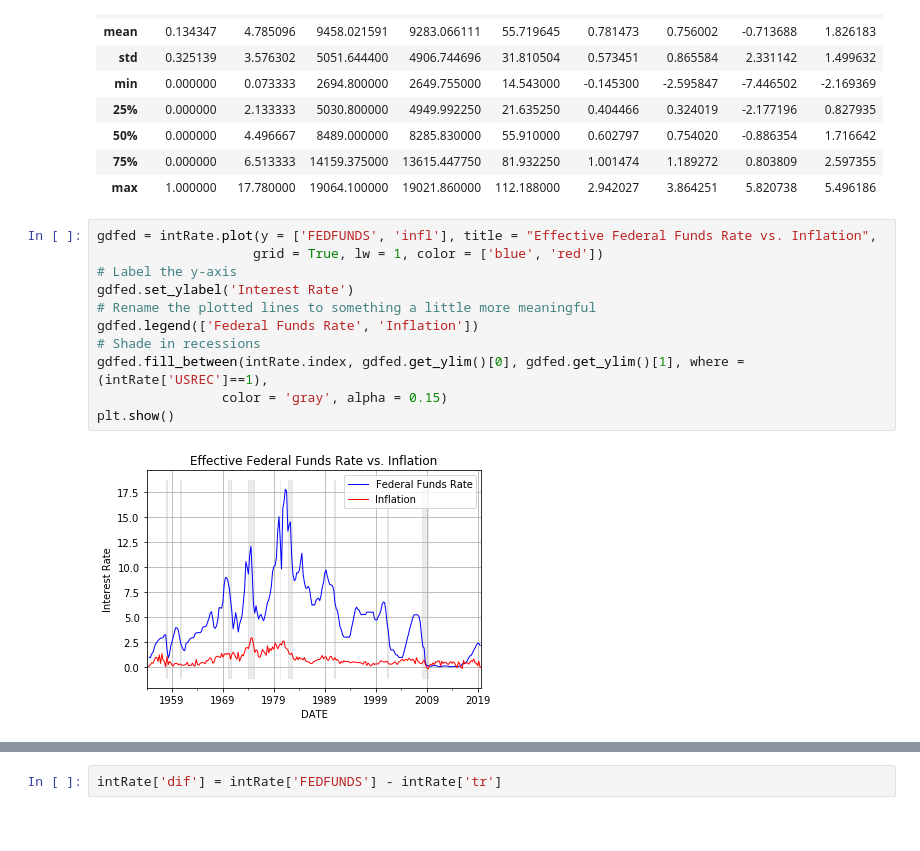
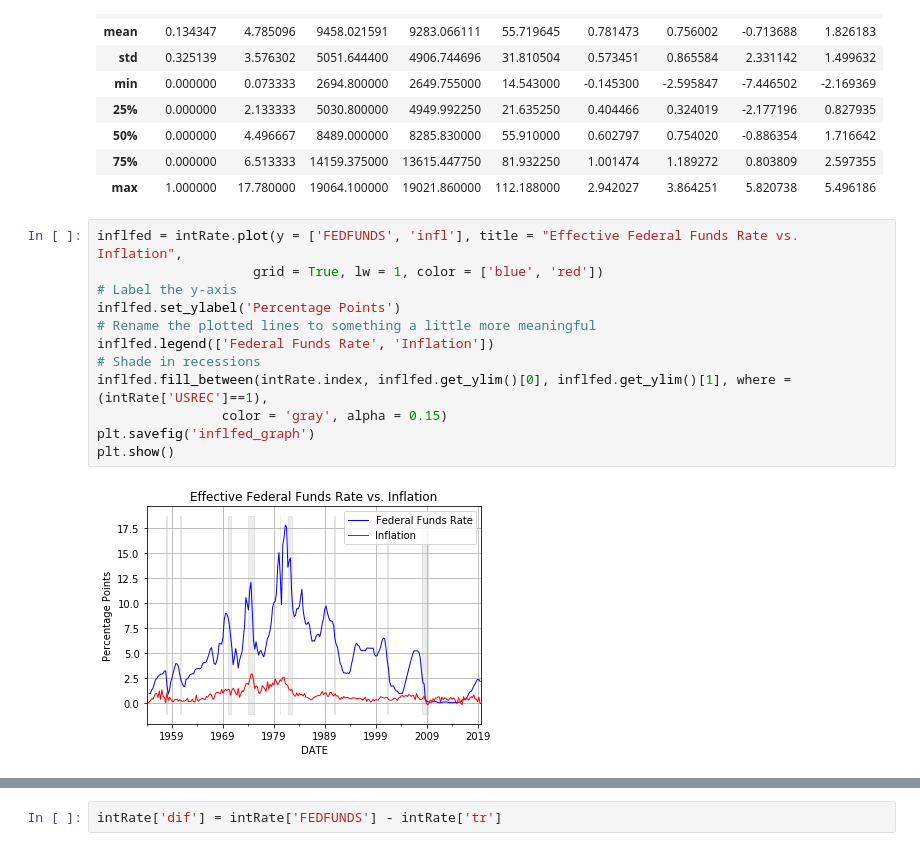
Before and after one commit to jtregde/CompEcon_Fall19, a Jupyter notebook: ProblemSets/ProblemSet5/PS5_Tregde.ipynb, the cells around one changed output, grey strips where cells are left out. Saved outputs shown, nothing was run; the diff lists cells and outputs as text.

```diff
--- a/ProblemSets/ProblemSet5/PS5_Tregde.ipynb
+++ b/ProblemSets/ProblemSet5/PS5_Tregde.ipynb
@@ -41,18 +42,19 @@ intRate.describe()
 | 75% | 0.000000 | 6.513333 | 14159.375000 | 13615.447750 | 81.932250 | 1.001474 | 1.189272 | 0.803809 | 2.597355 |
 | max | 1.000000 | 17.780000 | 19064.100000 | 19021.860000 | 112.188000 | 2.942027 | 3.864251 | 5.820738 | 5.496186 |
 # %%
-gdfed = intRate.plot(y = ['FEDFUNDS', 'infl'], title = "Effective Federal Funds Rate vs. Inflation",
+inflfed = intRate.plot(y = ['FEDFUNDS', 'infl'], title = "Effective Federal Funds Rate vs. Inflation",
                     grid = True, lw = 1, color = ['blue', 'red'])
 # Label the y-axis
-gdfed.set_ylabel('Interest Rate')
+inflfed.set_ylabel('Percentage Points')
 # Rename the plotted lines to something a little more meaningful
-gdfed.legend(['Federal Funds Rate', 'Inflation'])
+inflfed.legend(['Federal Funds Rate', 'Inflation'])
 # Shade in recessions
-gdfed.fill_between(intRate.index, gdfed.get_ylim()[0], gdfed.get_ylim()[1], where = (intRate['USREC']==1),
+inflfed.fill_between(intRate.index, inflfed.get_ylim()[0], inflfed.get_ylim()[1], where = (intRate['USREC']==1),
                 color = 'gray', alpha = 0.15)
+plt.savefig('inflfed_graph')
 plt.show()
 # %% [output]
-[figure, old version]
+[figure, new version]
 # %%
 # Set up the graph
 fed = intRate.plot(y = ['FEDFUNDS', 'tr'], title = "Effective Federal Funds Rate vs. Taylor Rule Rate",
```
Also changed, not shown: parts of 3 cells of this notebook, 1 other file.
